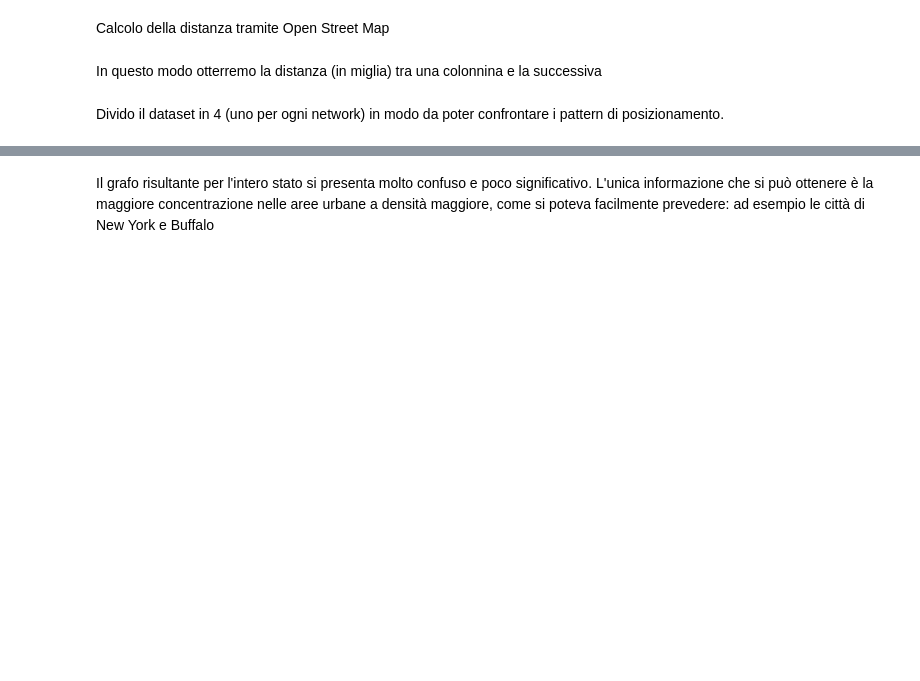
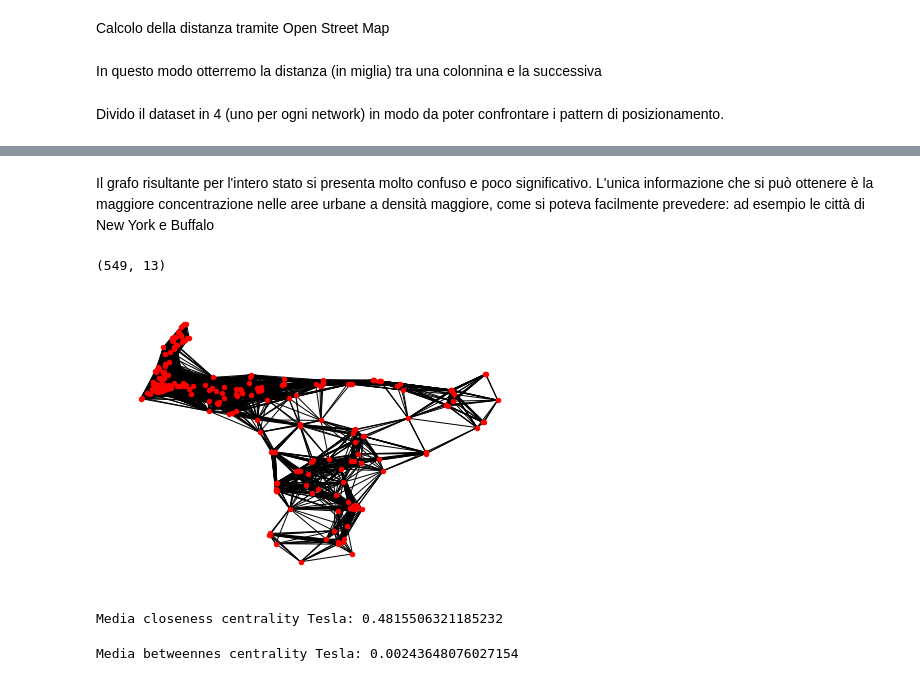
Before and after one commit to mcossu28/A-Network-Analysis-of-New-York-s-EV-Charging-Infrastructure, a Jupyter notebook: Progetto Tesi General.ipynb, the cells around one changed output, grey strips where cells are left out. Drawn from its saved outputs; the diff is of its cells as text; code cells hidden in the pictures; blank space fills up the shorter version.

```diff
--- a/Progetto Tesi General.ipynb
+++ b/Progetto Tesi General.ipynb
@@ -233,8 +299,19 @@ def create_and_draw_graph(df, color, title):
 # %%
-data = [(df, "red", "Plotting Nodes of All State"),]
+def create_graph(df):
+    # Initialize graph
+    G = nx.Graph()
 
-for df, color, title in data:
-    create_and_draw_graph(df, color, title)
+    # Add nodes to graph
+    for i, row in df.iterrows():
+        G.add_node(i, pos=(row['Latitude'], row['Longitude']))
 
-plt.savefig("./graph_state_general.png", dpi=300)
-plt.show()
+    # Add edges to graph
+    for i, row1 in df.iterrows():
+        for j, row2 in df.loc[row1.name+1:].iterrows():
+            lat1, lon1 = row1['Latitude'], row1['Longitude']
+            lat2, lon2 = row2['Latitude'], row2['Longitude']
+            dist = haversine(lat1, lon1, lat2, lon2)
+            if dist <= 100:
+                G.add_edge(i, j)
+
+    return G
@@ -267,14 +347,3 @@ evc_df = df[df['EV_Network'] =="EV Connect"]
 l_df = df[df['EV_Network'] =="LIVINGSTON"]
-# %%
-tesla_df = tesla_df.sort_values(by=["City",'Latitude', 'Longitude'])
-evc_df = evc_df.sort_values(by=["City",'Latitude', 'Longitude'])
-l_df = l_df.sort_values(by=["City",'Latitude', 'Longitude'])
-# %%
-tesla_df["Next Latitude"] = tesla_df["Latitude"].shift(-1)
-tesla_df["Next Longitude"] = tesla_df["Longitude"].shift(-1)
-evc_df["Next Latitude"] = evc_df["Latitude"].shift(-1)
-evc_df["Next Longitude"] = evc_df["Longitude"].shift(-1)
-l_df["Next Latitude"] = l_df["Latitude"].shift(-1)
-l_df["Next Longitude"] = l_df["Longitude"].shift(-1)
 # %%
 tesla_df =tesla_df.reset_index(drop=True)
@@ -282,8 +351 @@ evc_df =evc_df.reset_index(drop=True)
 l_df =l_df.reset_index(drop=True)
-# %%
-tesla_df["Distance"]  = tesla_df.apply(getDistances, axis = 1)
-tesla_df["Duration"]  = tesla_df.apply(getDuration, axis = 1)
-evc_df["Distance"]  = evc_df.apply(getDistances, axis = 1)
-evc_df["Duration"]  = evc_df.apply(getDuration, axis = 1)
-l_df["Distance"]  = l_df.apply(getDistances, axis = 1)
-l_df["Duration"]  = l_df.apply(getDuration, axis = 1)
@@ -338,2 +352,28 @@ Media di closeness centrality per EV Connect: [0.12490409216396446]
-# %% [markdown]
-Il grafo risultante per l'intero stato si presenta molto confuso e poco significativo. L'unica informazione che si può ottenere è la maggiore concentrazione nelle aree urbane a densità maggiore, come si poteva facilmente prevedere: ad esempio le città di New York e Buffalo
+# %% [markdown]
+Il grafo risultante per l'intero stato si presenta molto confuso e poco significativo. L'unica informazione che si può ottenere è la maggiore concentrazione nelle aree urbane a densità maggiore, come si poteva facilmente prevedere: ad esempio le città di New York e Buffalo
+# %%
+tesla_df.shape
+# %% [output]
+(549, 13)
+# %%
+G = create_graph(tesla_df)
+
+pos = nx.get_node_attributes(G, 'pos')
+nx.draw(G, pos, with_labels=False, node_size=20, node_color="red")
+plt.show()
+# %% [output]
+[figure, added]
+# %%
+closeness = nx.closeness_centrality(G)
+mean_closeness = np.mean(list(closeness.values()))
+
+print("Media closeness centrality Tesla:", mean_closeness)
+# %% [output]
+Media closeness centrality Tesla: 0.4815506321185232
+# %%
+betweenness = nx.betweenness_centrality(G)
+mean_betweennes = np.mean(list(betweenness.values()))
+
+print("Media betweennes centrality Tesla:", mean_betweennes)
+# %% [output]
+Media betweennes centrality Tesla: 0.00243648076027154
```
Also changed, not shown: parts of 44 cells of this notebook, 1 other file.
